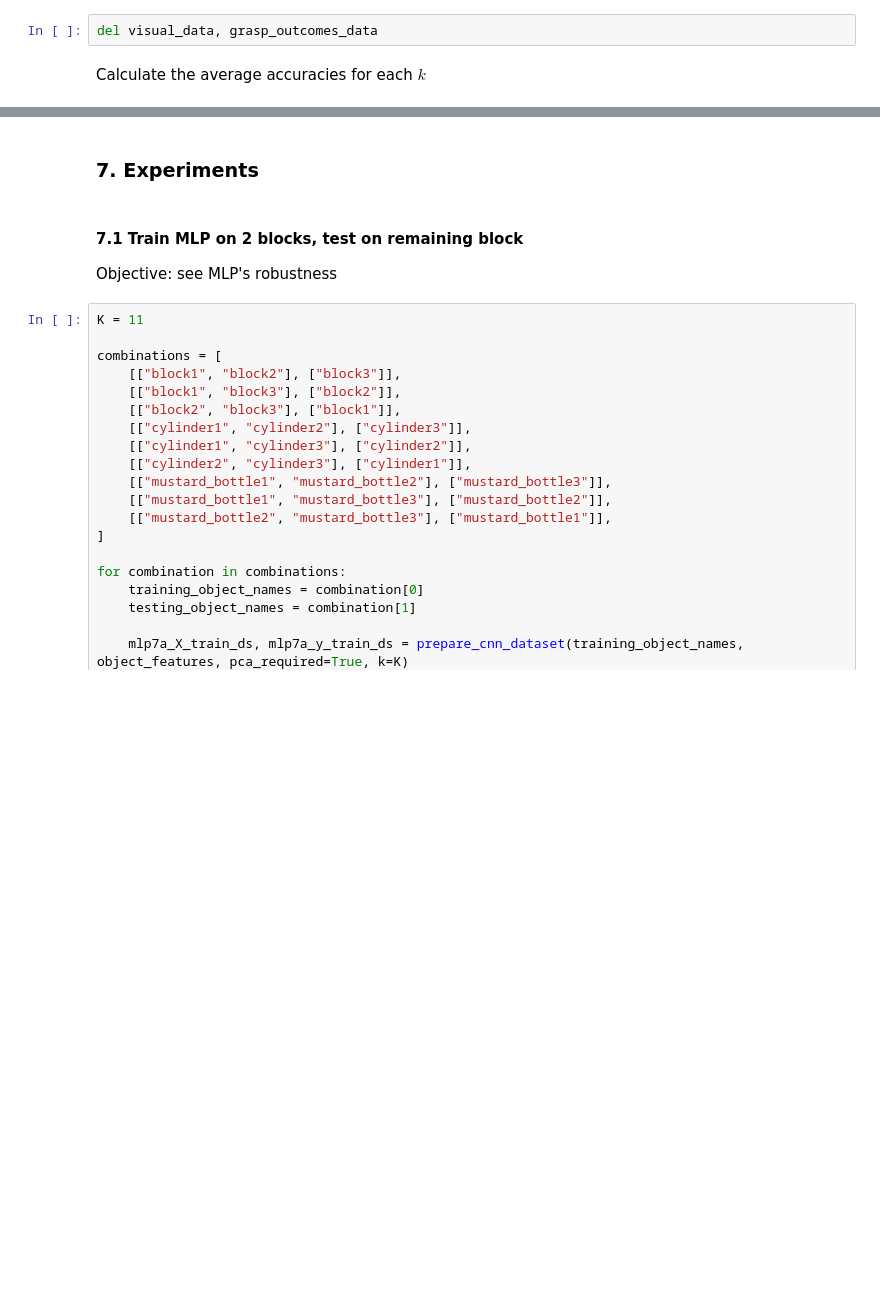
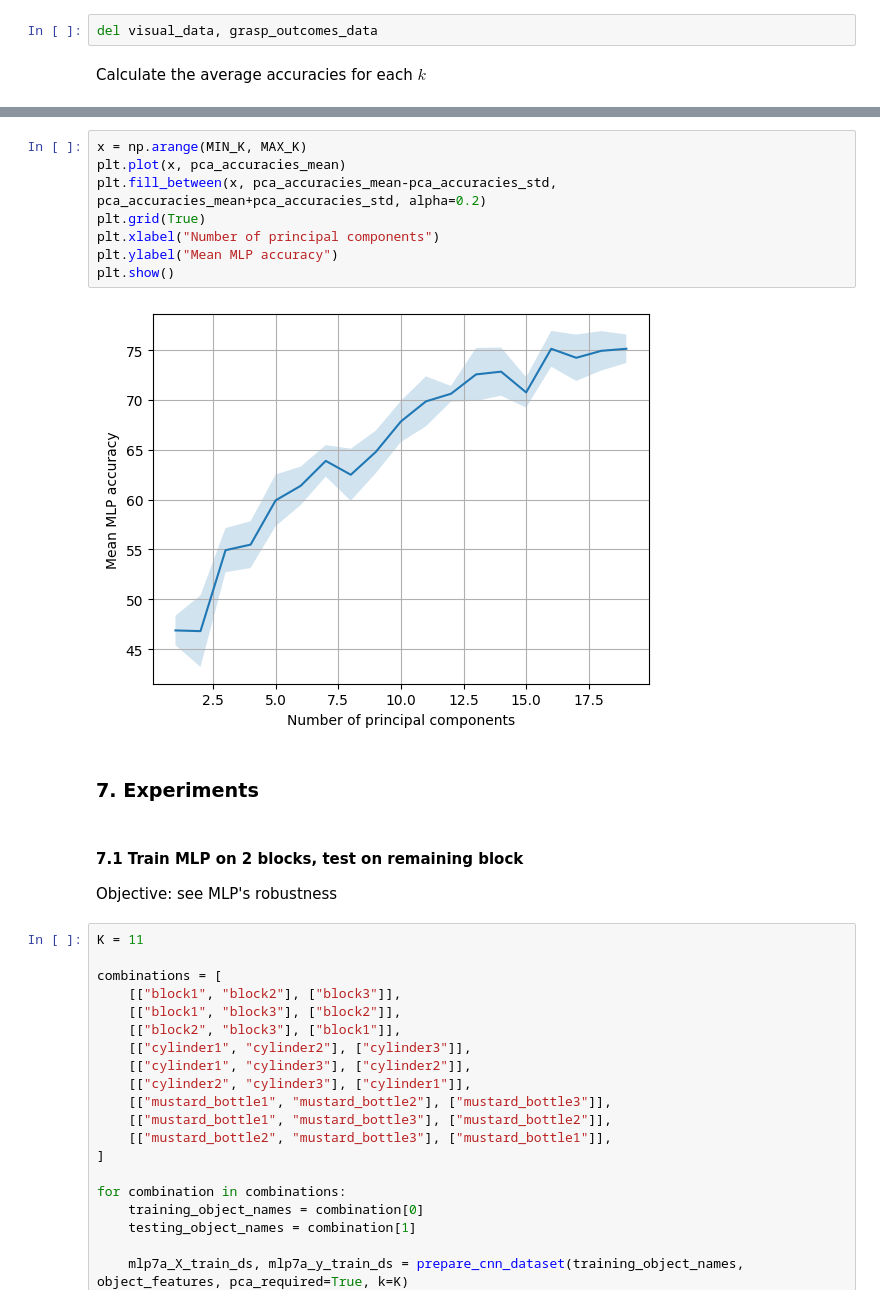
Before and after one commit to jhtkoo0426/UCL-FYP, a Jupyter notebook: src/models/mlp_optimised.ipynb, the cells around one changed output, grey strips where cells are left out. Drawn from its saved outputs; the diff is of its cells as text; blank space fills up the shorter version.

```diff
--- a/src/models/mlp_optimised.ipynb
+++ b/src/models/mlp_optimised.ipynb
@@ -506,3 +514,13 @@ NameError: name 'pca_trial_accuracies' is not defined
+# %%
+x = np.arange(MIN_K, MAX_K)
+plt.plot(x, pca_accuracies_mean)
+plt.fill_between(x, pca_accuracies_mean-pca_accuracies_std, pca_accuracies_mean+pca_accuracies_std, alpha=0.2)
+plt.grid(True)
+plt.xlabel("Number of principal components")
+plt.ylabel("Mean MLP accuracy")
+plt.show()
+# %% [output]
+[figure, added]
 # %% [markdown]
 ### 7. Experiments
 # %% [markdown]
```
Also changed, not shown: parts of 12 cells of this notebook.
